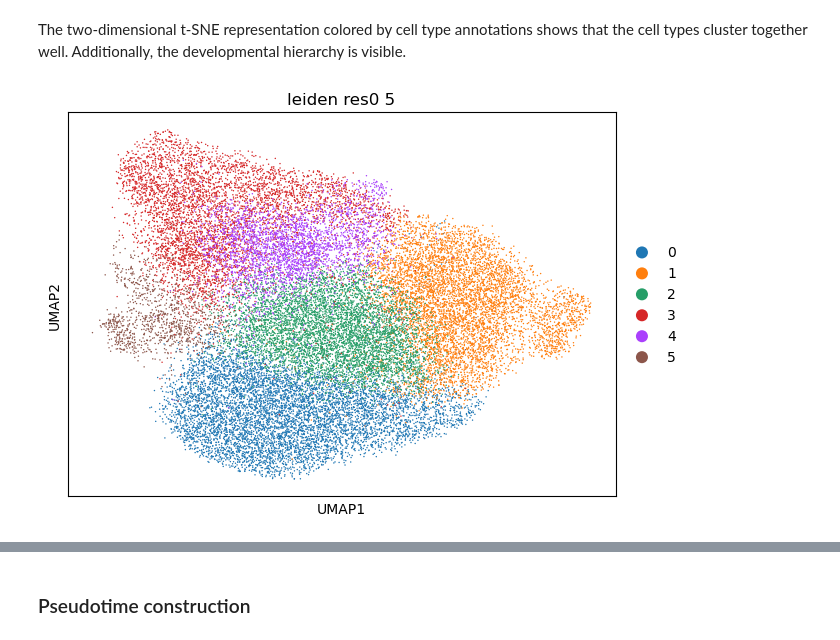
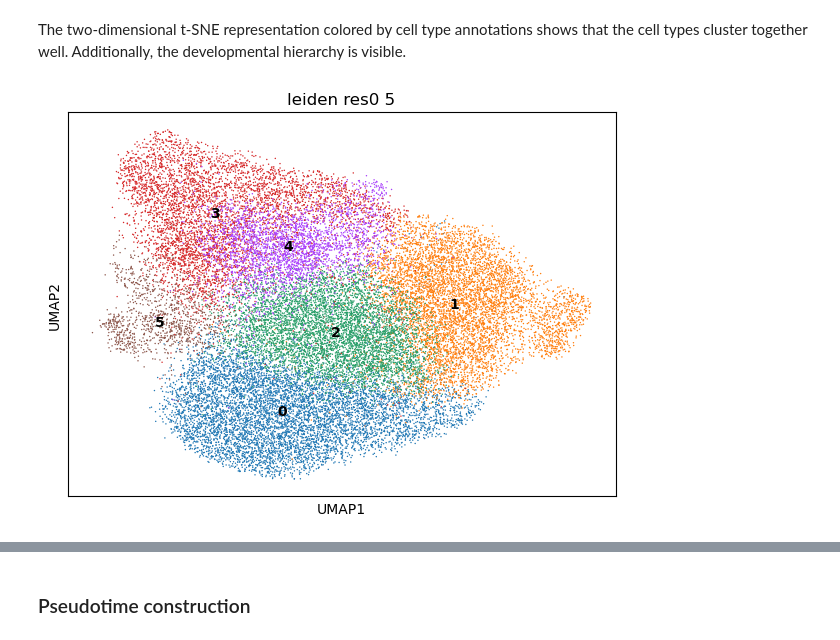
Before and after one commit to In-tron/single-cell-best-practices, a Jupyter notebook: jupyter-book/trajectories/pseudotemporal.ipynb, the cells around one changed output, grey strips where cells are left out. Cells and saved outputs as stored; diff of their text form; code cells hidden in the pictures.

```diff
--- a/jupyter-book/trajectories/pseudotemporal.ipynb
+++ b/jupyter-book/trajectories/pseudotemporal.ipynb
@@ -104,6 +104,10 @@ To construct pseudotimes, the data must be preprocessed. Here, we filter out gen
 # %% [markdown]
 The two-dimensional t-SNE representation colored by cell type annotations shows that the cell types cluster together well. Additionally, the developmental hierarchy is visible.
 # %%
-sc.pl.scatter(adata_subset, basis="umap", color="leiden_res0_5")
+sc.pl.scatter(adata_subset,
+              basis="umap",
+              color="leiden_res0_5",
+              legend_loc="on data",
+              )
 # %% [output]
-[figure, old version]
+[figure, new version]
```
Also changed, not shown: parts of 6 cells of this notebook.
